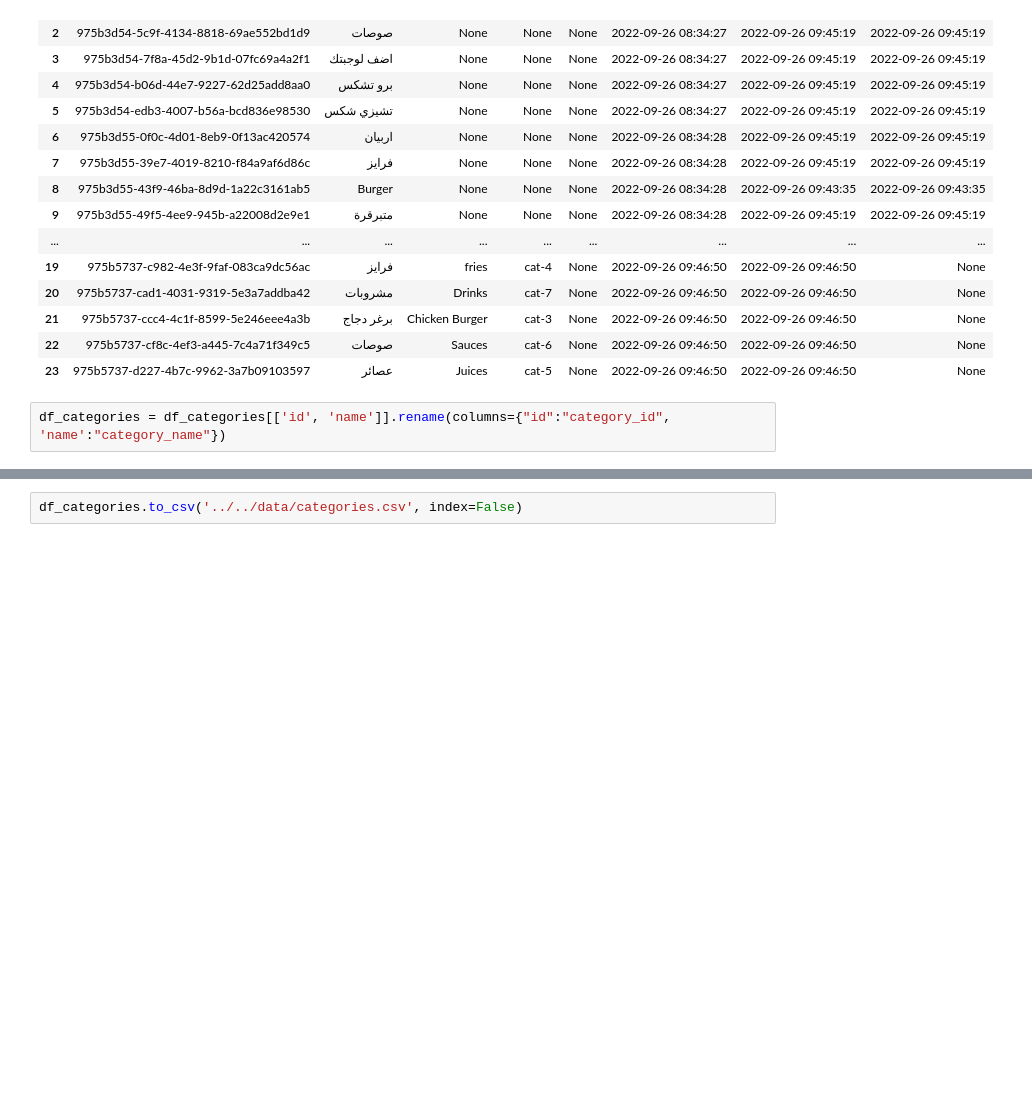
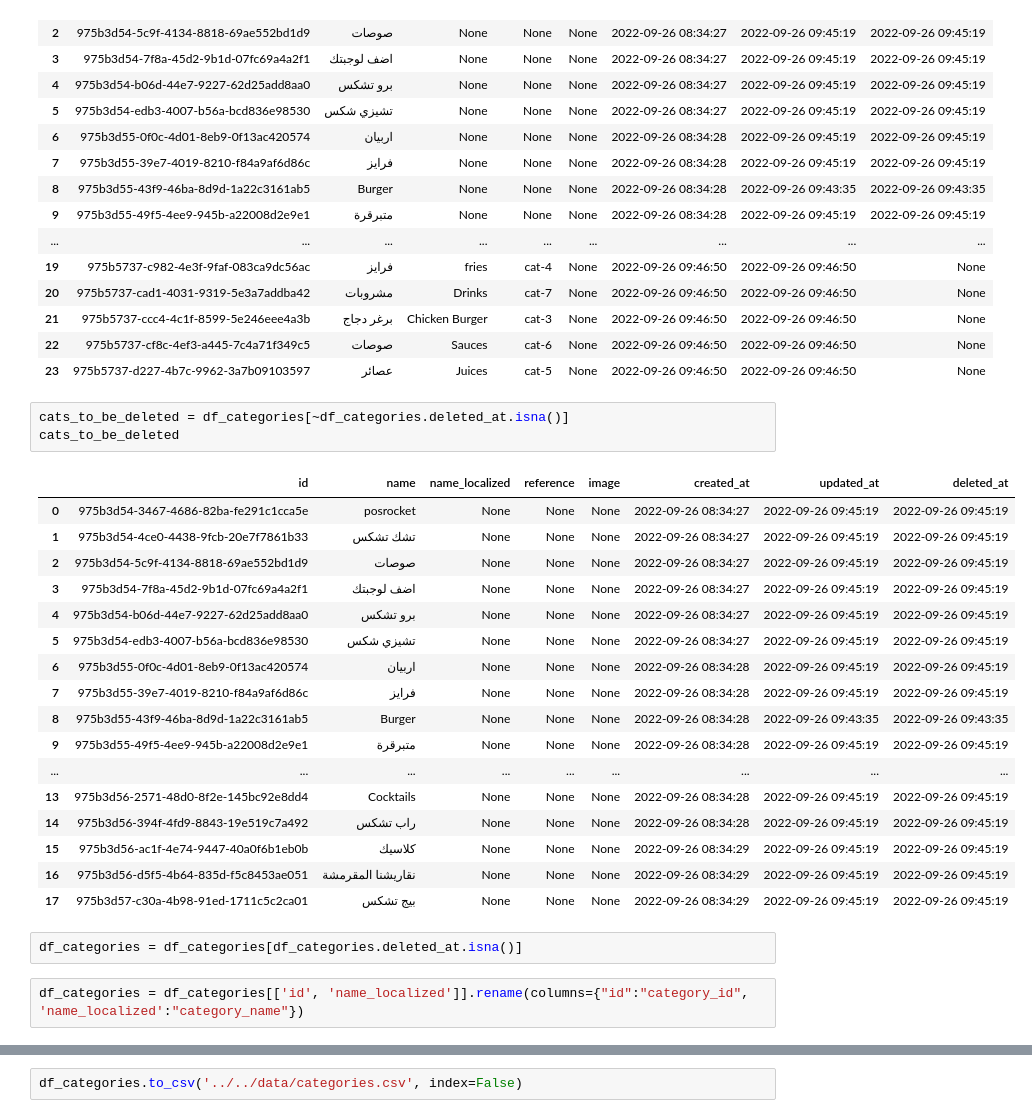
Before and after one commit to OmarHory/POS_CHATBOT_TEXT_TO_SQL, a Jupyter notebook: data_notebooks/orders/prepare_data.ipynb, the cells around one changed output, grey strips where cells are left out. Drawn from its saved outputs; the diff is of its cells as text; blank space fills up the shorter version.

```diff
--- a/data_notebooks/orders/prepare_data.ipynb
+++ b/data_notebooks/orders/prepare_data.ipynb
@@ -170,5 +177,28 @@ df_categories
 | 21 | 975b5737-ccc4-4c1f-8599-5e246eee4a3b | برغر دجاج | Chicken Burger | cat-3 | None | 2022-09-26 09:46:50 | 2022-09-26 09:46:50 | None |
 | 22 | 975b5737-cf8c-4ef3-a445-7c4a71f349c5 | صوصات | Sauces | cat-6 | None | 2022-09-26 09:46:50 | 2022-09-26 09:46:50 | None |
 | 23 | 975b5737-d227-4b7c-9962-3a7b09103597 | عصائر | Juices | cat-5 | None | 2022-09-26 09:46:50 | 2022-09-26 09:46:50 | None |
+# %%
+cats_to_be_deleted = df_categories[~df_categories.deleted_at.isna()]
+cats_to_be_deleted
+# %% [output]
+|  | id | name | name_localized | reference | image | created_at | updated_at | deleted_at |
+| 0 | 975b3d54-3467-4686-82ba-fe291c1cca5e | posrocket | None | None | None | 2022-09-26 08:34:27 | 2022-09-26 09:45:19 | 2022-09-26 09:45:19 |
+| 1 | 975b3d54-4ce0-4438-9fcb-20e7f7861b33 | تشك تشكس | None | None | None | 2022-09-26 08:34:27 | 2022-09-26 09:45:19 | 2022-09-26 09:45:19 |
+| 2 | 975b3d54-5c9f-4134-8818-69ae552bd1d9 | صوصات | None | None | None | 2022-09-26 08:34:27 | 2022-09-26 09:45:19 | 2022-09-26 09:45:19 |
+| 3 | 975b3d54-7f8a-45d2-9b1d-07fc69a4a2f1 | اضف لوجبتك | None | None | None | 2022-09-26 08:34:27 | 2022-09-26 09:45:19 | 2022-09-26 09:45:19 |
+| 4 | 975b3d54-b06d-44e7-9227-62d25add8aa0 | برو تشكس | None | None | None | 2022-09-26 08:34:27 | 2022-09-26 09:45:19 | 2022-09-26 09:45:19 |
+| 5 | 975b3d54-edb3-4007-b56a-bcd836e98530 | تشيزي شكس | None | None | None | 2022-09-26 08:34:27 | 2022-09-26 09:45:19 | 2022-09-26 09:45:19 |
+| 6 | 975b3d55-0f0c-4d01-8eb9-0f13ac420574 | اربيان | None | None | None | 2022-09-26 08:34:28 | 2022-09-26 09:45:19 | 2022-09-26 09:45:19 |
+| 7 | 975b3d55-39e7-4019-8210-f84a9af6d86c | فرايز | None | None | None | 2022-09-26 08:34:28 | 2022-09-26 09:45:19 | 2022-09-26 09:45:19 |
+| 8 | 975b3d55-43f9-46ba-8d9d-1a22c3161ab5 | Burger | None | None | None | 2022-09-26 08:34:28 | 2022-09-26 09:43:35 | 2022-09-26 09:43:35 |
+| 9 | 975b3d55-49f5-4ee9-945b-a22008d2e9e1 | متبرقرة | None | None | None | 2022-09-26 08:34:28 | 2022-09-26 09:45:19 | 2022-09-26 09:45:19 |
+| ... | ... | ... | ... | ... | ... | ... | ... | ... |
+| 13 | 975b3d56-2571-48d0-8f2e-145bc92e8dd4 | Cocktails | None | None | None | 2022-09-26 08:34:28 | 2022-09-26 09:45:19 | 2022-09-26 09:45:19 |
+| 14 | 975b3d56-394f-4fd9-8843-19e519c7a492 | راب تشكس | None | None | None | 2022-09-26 08:34:28 | 2022-09-26 09:45:19 | 2022-09-26 09:45:19 |
+| 15 | 975b3d56-ac1f-4e74-9447-40a0f6b1eb0b | كلاسيك | None | None | None | 2022-09-26 08:34:29 | 2022-09-26 09:45:19 | 2022-09-26 09:45:19 |
+| 16 | 975b3d56-d5f5-4b64-835d-f5c8453ae051 | نقاريشنا المقرمشة | None | None | None | 2022-09-26 08:34:29 | 2022-09-26 09:45:19 | 2022-09-26 09:45:19 |
+| 17 | 975b3d57-c30a-4b98-91ed-1711c5c2ca01 | بيج تشكس | None | None | None | 2022-09-26 08:34:29 | 2022-09-26 09:45:19 | 2022-09-26 09:45:19 |
+# %%
+df_categories = df_categories[df_categories.deleted_at.isna()]
 # %%
-df_categories = df_categories[['id', 'name']].rename(columns={"id":"category_id", 'name':"category_name"})
+df_categories = df_categories[['id', 'name_localized']].rename(columns={"id":"category_id", 'name_localized':"category_name"})
```
Also changed, not shown: parts of 20 cells of this notebook, 3 other files.
